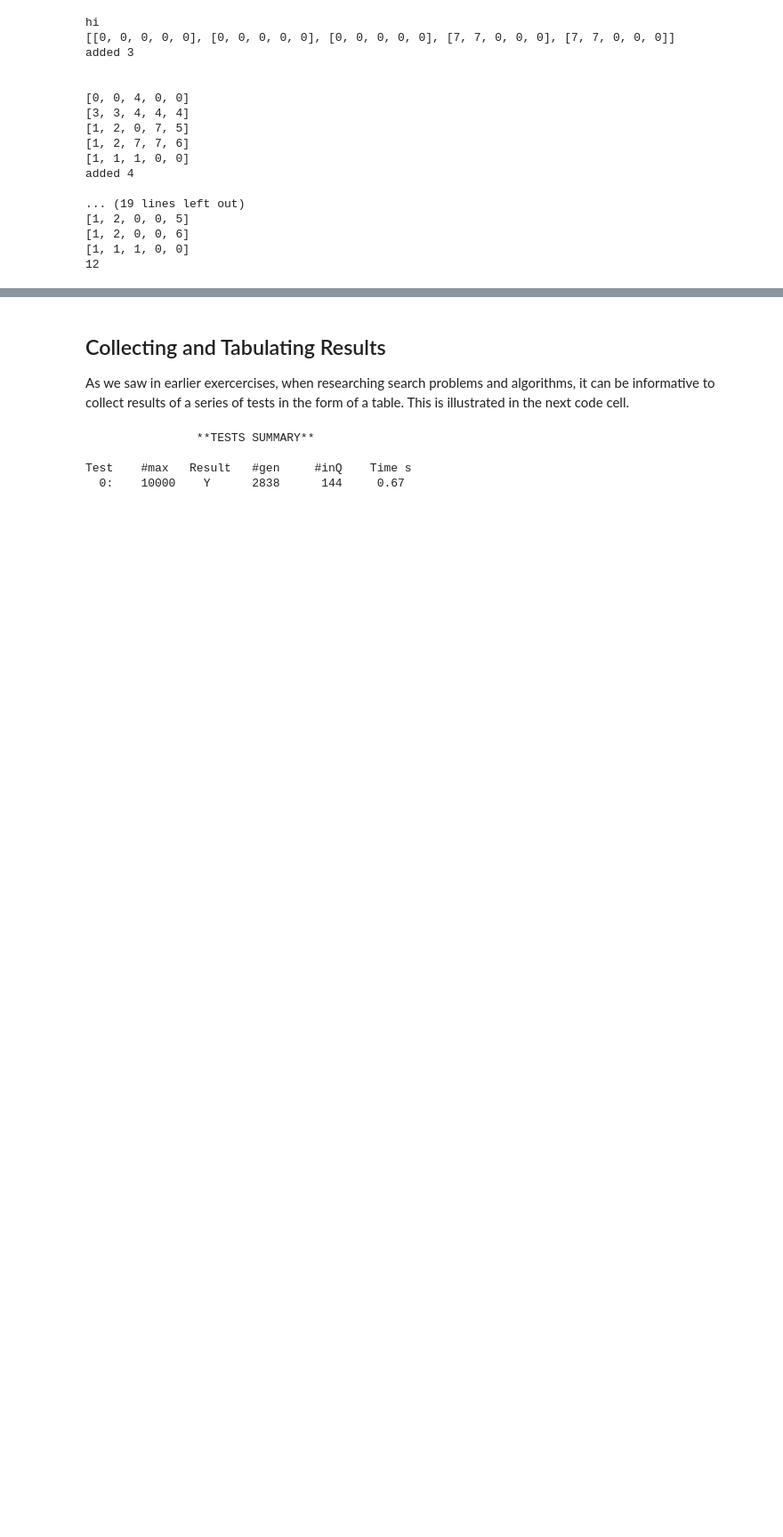
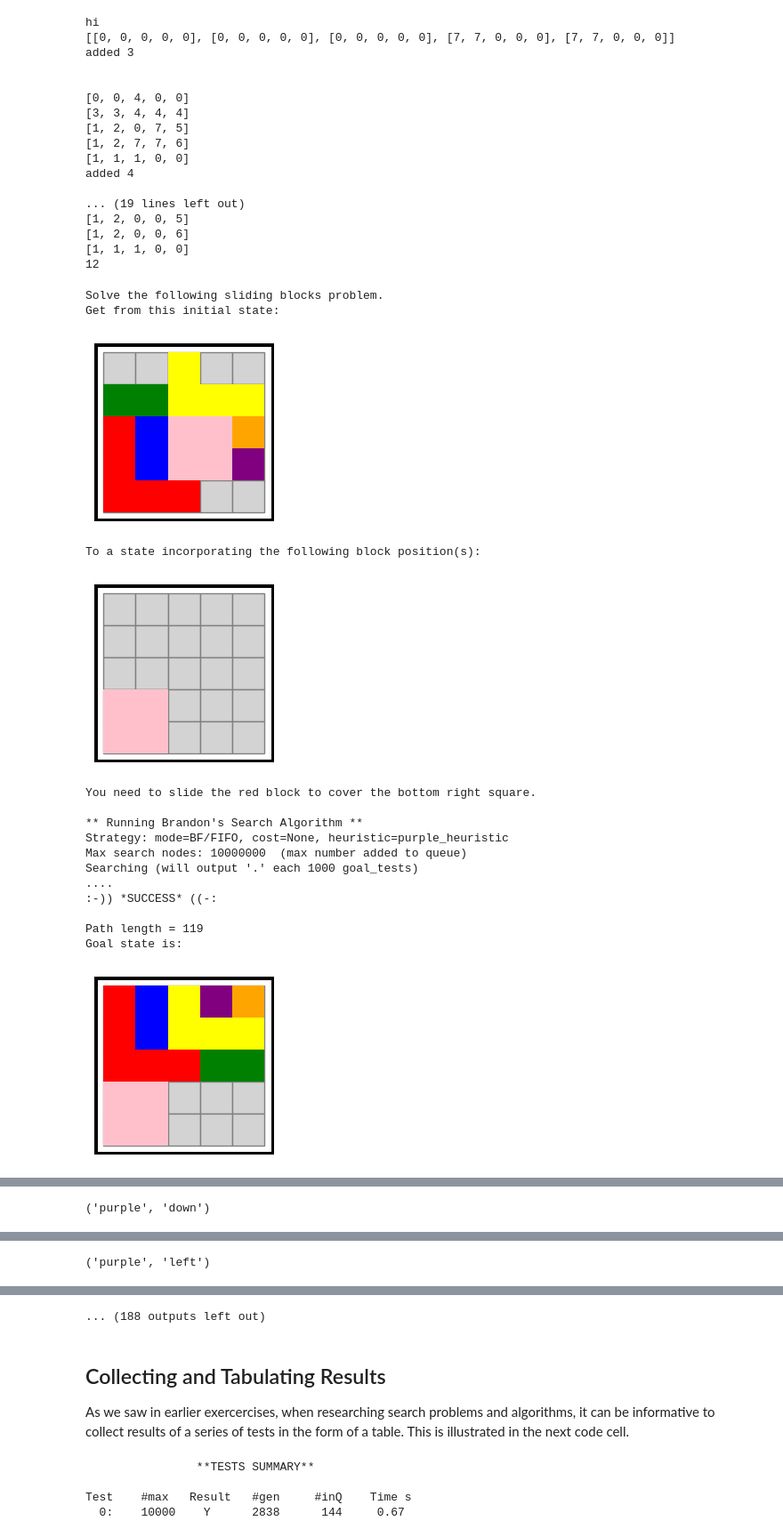
Before and after one commit to mario-manini/AICwk, a Jupyter notebook: SlidingBlocks.ipynb, the cells around one changed output, grey strips where cells are left out. Shown at 89% size. Drawn from its saved outputs; the diff is of its cells as text; code cells hidden in the pictures; blank space fills up the shorter version.

```diff
--- a/SlidingBlocks.ipynb
+++ b/SlidingBlocks.ipynb
@@ -634,12 +702,30 @@ added 4
 # %%
 def purple_heuristic(state):
       for r, row in enumerate(state.blockstate):
         for c, col in enumerate(row):
           if col == 6:
             return r+c
 
 def red_and_purple_heuristic(state):
   return (red_right_heuristic(state) + purple_heuristic(state))
 
-clever_search = search( hard_puzzle, 'BF/FIFO', 10000000, heuristic = red_and_purple_heuristic,
+clever_search = search( hard_puzzle, 'BF/FIFO', 10000000, heuristic = purple_heuristic,
                      loop_check=True, randomise=False, show_state_path=True, return_info=True)
+# %% [output]
+Solve the following sliding blocks problem.
+Get from this initial state:
+[figure, added]
+To a state incorporating the following block position(s):
+[figure, added]
+You need to slide the red block to cover the bottom right square.
+
+** Running Brandon's Search Algorithm **
+Strategy: mode=BF/FIFO, cost=None, heuristic=purple_heuristic
+Max search nodes: 10000000  (max number added to queue)
+Searching (will output '.' each 1000 goal_tests)
+....
+:-)) *SUCCESS* ((-:
+
+Path length = 119
+Goal state is:
+[figure, added]
@@ -645,0 +750 @@ clever_search = search( hard_puzzle, 'BF/FIFO', 10000000, heuristic = red_and_pu
+('purple', 'down')
@@ -645,0 +752 @@ clever_search = search( hard_puzzle, 'BF/FIFO', 10000000, heuristic = red_and_pu
+('purple', 'left')
@@ -646,3 +754,4 @@ clever_search = search( hard_puzzle, 'BF/FIFO', 10000000, heuristic = red_and_pu
+... (188 outputs left out)
 # %% [markdown]
 ## Collecting and Tabulating Results
 
```
Also changed, not shown: parts of 3 cells of this notebook.
